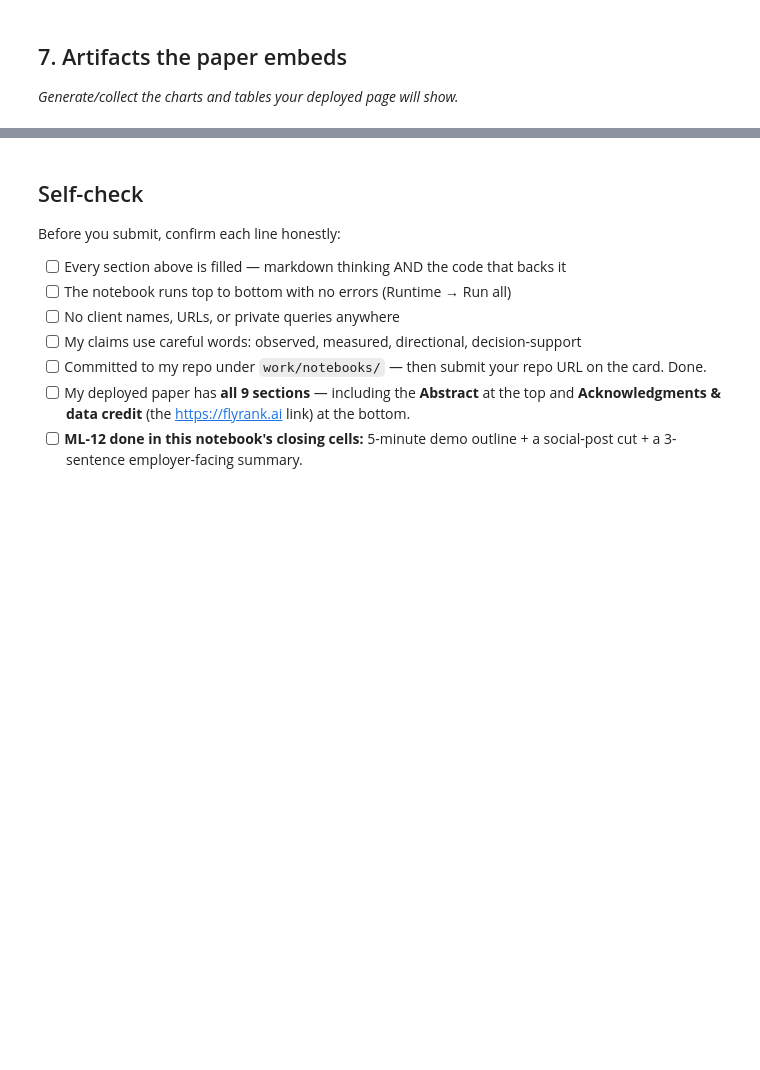
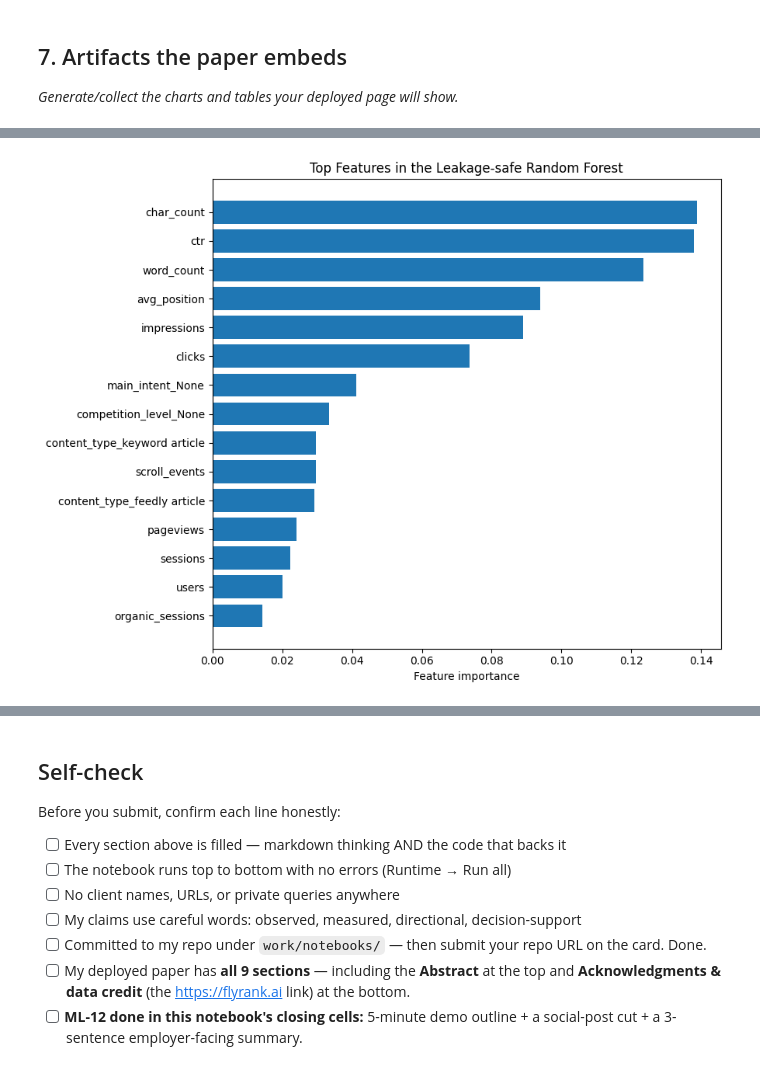
Before and after one commit to Soha-Waseem/FlyRank_ML_Week1, a Jupyter notebook: work/notebooks/capstone.ipynb, the cells around one changed output, grey strips where cells are left out. Cells and saved outputs as stored; diff of their text form; code cells hidden in the pictures; blank space fills up the shorter version.

```diff
--- a/work/notebooks/capstone.ipynb
+++ b/work/notebooks/capstone.ipynb
@@ -32,0 +1146,16 @@ This skeleton is yours to fill. Work the sections **in order** — each one has
+# %%
+# ============================================================
+# REBUILD TARGET VARIABLES
+# ============================================================
+
+y_train = train_df["is_declining_label"].astype(int)
+y_test = test_df["is_declining_label"].astype(int)
+
+print("y_train:", y_train.shape)
+print("y_test:", y_test.shape)
+
+print("\nTraining target distribution:")
+print(y_train.value_counts())
+
+print("\nTest target distribution:")
+print(y_test.value_counts())
@@ -36,0 +1980,41 @@ This skeleton is yours to fill. Work the sections **in order** — each one has
+# %%
+# ------------------------------------------------------------
+# 3. Feature importance chart
+# ------------------------------------------------------------
+
+# Use the final leakage-safe feature importance table
+fi_plot = final_feature_importance.copy()
+
+# Remove preprocessing prefixes if present
+fi_plot["feature"] = (
+    fi_plot["feature"]
+    .astype(str)
+    .str.replace("numeric__", "", regex=False)
+    .str.replace("categorical__", "", regex=False)
+)
+
+fi_plot = fi_plot.sort_values(
+    "importance",
+    ascending=True
+).tail(15)
+
+plt.figure(figsize=(9, 7))
+
+plt.barh(
+    fi_plot["feature"],
+    fi_plot["importance"]
+)
+
+plt.xlabel("Feature importance")
+plt.title("Top Features in the Leakage-safe Random Forest")
+plt.tight_layout()
+
+plt.savefig(
+    "feature_importance.png",
+    dpi=200,
+    bbox_inches="tight"
+)
+
+plt.show()
+# %% [output]
+[figure, added]
```
Also changed, not shown: parts of 66 cells of this notebook.
